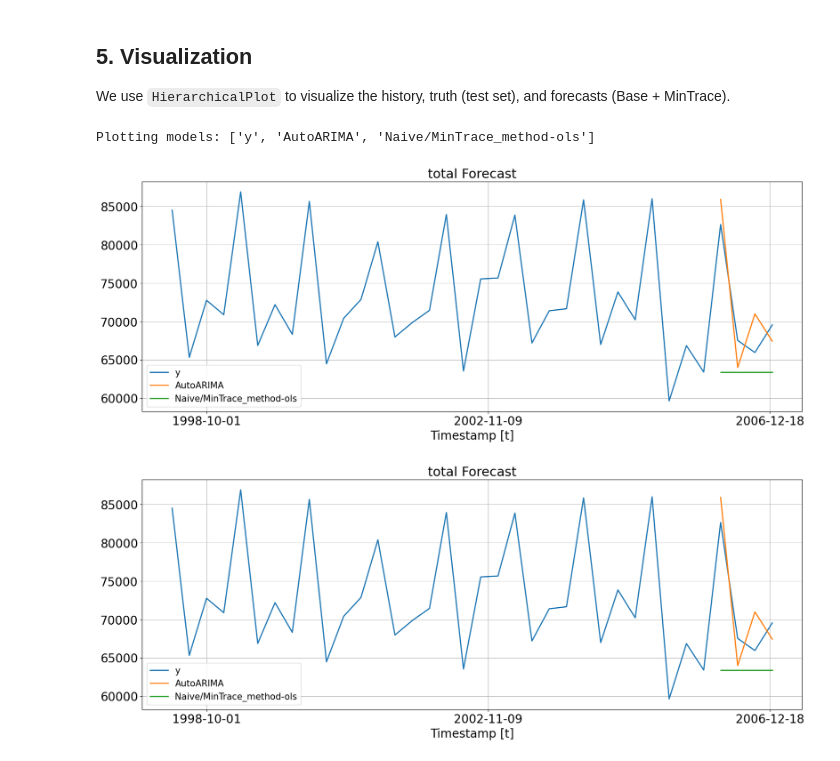
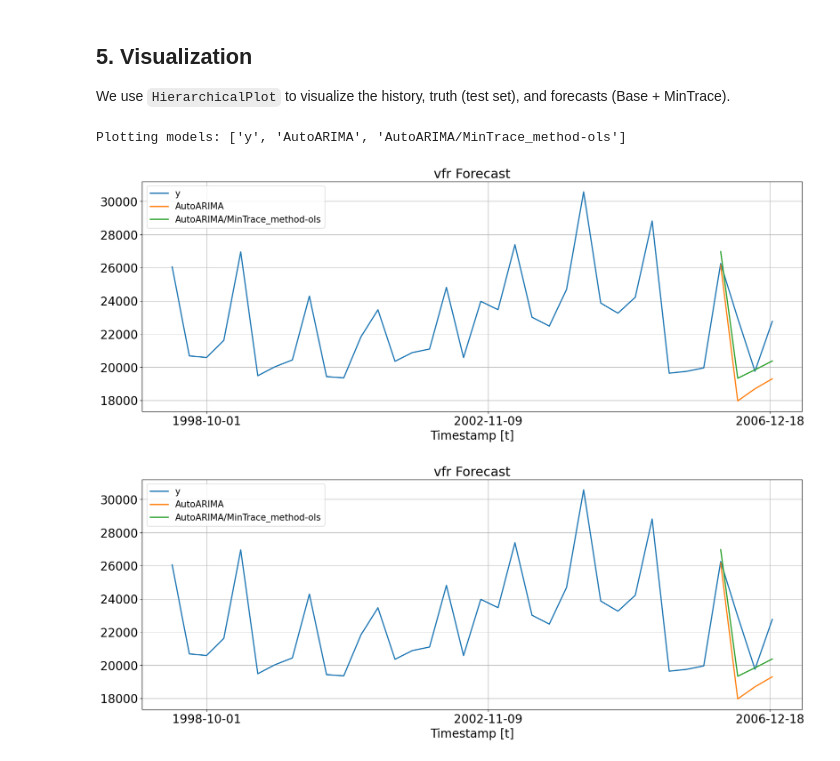
Before and after one commit to marcell-nemeth/HierarchicalTS, a Jupyter notebook: notebooks/mint_baseline_demo.ipynb, the cells around one changed output. Drawn from its saved outputs; the diff is of its cells as text; code cells hidden in the pictures.

Commit message:
Create MinTrace baseline notebook

```diff
--- a/notebooks/mint_baseline_demo.ipynb
+++ b/notebooks/mint_baseline_demo.ipynb
@@ -56,7 +56,7 @@ Test size: 356
 # %%
 # Compute base auto-ARIMA predictions
 # Ensure frequency matches dataset (Quarter End 'QE')
-fcst = StatsForecast(models=[AutoARIMA(season_length=4), Naive()],
+fcst = StatsForecast(models=[AutoARIMA(season_length=4)],
                      freq='QE', n_jobs=-1)
 
 Y_hat_df = fcst.forecast(df=Y_train_df, h=4)
@@ -139,34 +159,34 @@ We use `HierarchicalPlot` to visualize the history, truth (test set), and foreca
 # Prepare DataFrame for plotting
 # We combine Training History + Test Set (Truth) + Forecasts
 # 1. Get full history (Train + Test) from Y_df
 plot_df = Y_df.set_index(['unique_id', 'ds']).copy()
 
 # 2. Join with Forecasts (Y_rec_df), keeping all columns
 plot_rec_df = Y_rec_df.set_index(['unique_id', 'ds'])
 plot_df = plot_df.join(plot_rec_df, how='outer').reset_index()
 
 # Initialize HierarchicalPlot
 # Ensure S_df has unique_id as a column
 S_df_plot = S_df.reset_index(names='unique_id') if 'unique_id' not in S_df.columns else S_df
 
 hplot = HierarchicalPlot(S=S_df_plot, tags=tags)
 
 # Plot specific series (e.g., Total aggregate)
 # We plot 'y' (History+Truth), 'AutoARIMA' (Base), and 'AutoARIMA/MinTrace_method-mint_shrink' (Reconciled)
 models_to_plot = ['y', 'AutoARIMA']
 mint_col = [c for c in plot_df.columns if 'MinTrace' in c]
 if mint_col:
     models_to_plot.append(mint_col[-1]) # Pick one MintTrace variant to plot
 
 print(f"Plotting models: {models_to_plot}")
 
 # Note: The dataset uses 'total' (lowercase) not 'Total'
 hplot.plot_series(
-    series='total',
+    series='vfr',
     Y_df=plot_df,
     models=models_to_plot
 )
 # %% [output]
-Plotting models: ['y', 'AutoARIMA', 'Naive/MinTrace_method-ols']
+Plotting models: ['y', 'AutoARIMA', 'AutoARIMA/MinTrace_method-ols']
-[figure, old version]
+[figure, new version]
-[figure, old version]
+[figure, new version]
```
Also changed, not shown: parts of 5 cells of this notebook.
